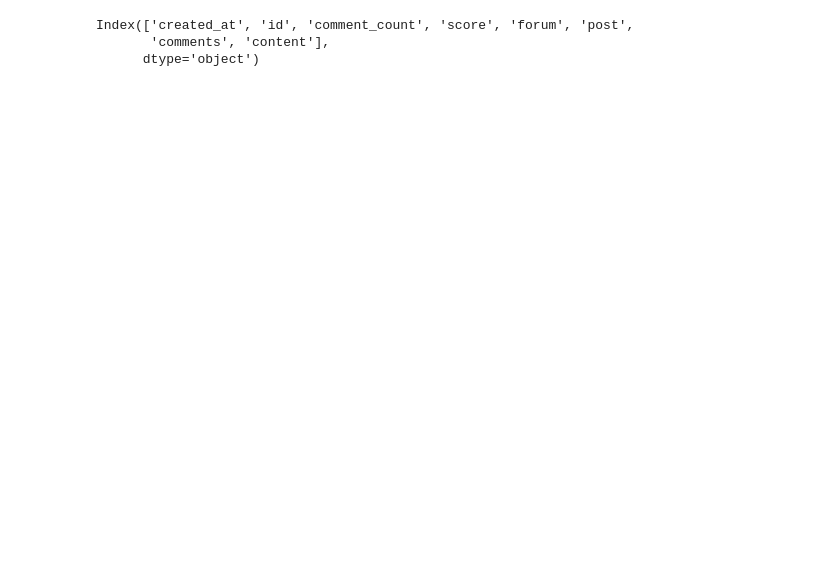
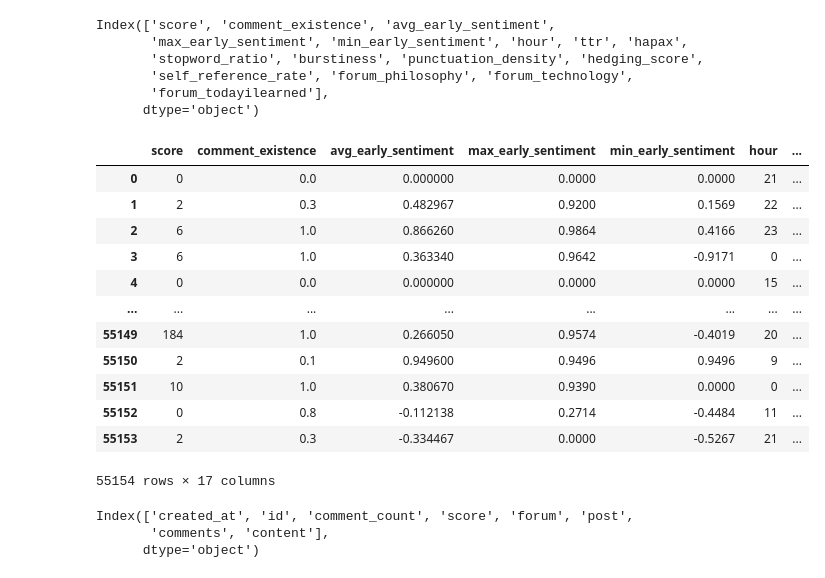
Before and after one commit to Yc1007942/cds_project, a Jupyter notebook: notebooks/mehmeh.ipynb, the cells around one changed output. Cells and saved outputs as stored; diff of their text form; code cells hidden in the pictures; blank space fills up the shorter version.

```diff
--- a/notebooks/mehmeh.ipynb
+++ b/notebooks/mehmeh.ipynb
@@ -60,0 +83,37 @@ df.head()
+# %%
+df2.columns
+# %% [output]
+Index(['score', 'comment_existence', 'avg_early_sentiment',
+       'max_early_sentiment', 'min_early_sentiment', 'hour', 'ttr', 'hapax',
+       'stopword_ratio', 'burstiness', 'punctuation_density', 'hedging_score',
+       'self_reference_rate', 'forum_philosophy', 'forum_technology',
+       'forum_todayilearned'],
+      dtype='object')
+# %%
+df = df[['score', 'comment_existence', 'avg_early_sentiment',
+       'max_early_sentiment', 'min_early_sentiment', 'hour', 'ttr', 'hapax',
+       'stopword_ratio', 'burstiness', 'punctuation_density', 'hedging_score',
+       'self_reference_rate', 'forum_philosophy', 'forum_technology',
+       'forum_todayilearned']]
+# %%
+df["label"] = 0
+# %%
+df2["label"] = 1
+# %%
+mehmeh = pd.concat([df, df2], ignore_index=True)
+# %%
+mehmeh
+# %% [output]
+|  | score | comment_existence | avg_early_sentiment | max_early_sentiment | min_early_sentiment | hour | ... |
+| 0 | 0 | 0.0 | 0.000000 | 0.0000 | 0.0000 | 21 | ... |
+| 1 | 2 | 0.3 | 0.482967 | 0.9200 | 0.1569 | 22 | ... |
+| 2 | 6 | 1.0 | 0.866260 | 0.9864 | 0.4166 | 23 | ... |
+| 3 | 6 | 1.0 | 0.363340 | 0.9642 | -0.9171 | 0 | ... |
+| 4 | 0 | 0.0 | 0.000000 | 0.0000 | 0.0000 | 15 | ... |
+| ... | ... | ... | ... | ... | ... | ... | ... |
+| 55149 | 184 | 1.0 | 0.266050 | 0.9574 | -0.4019 | 20 | ... |
+| 55150 | 2 | 0.1 | 0.949600 | 0.9496 | 0.9496 | 9 | ... |
+| 55151 | 10 | 1.0 | 0.380670 | 0.9390 | 0.0000 | 0 | ... |
+| 55152 | 0 | 0.8 | -0.112138 | 0.2714 | -0.4484 | 11 | ... |
+| 55153 | 2 | 0.3 | -0.334467 | 0.0000 | -0.5267 | 21 | ... |
+55154 rows × 17 columns
```
Also changed, not shown: parts of 6 cells of this notebook, 16 other files.
